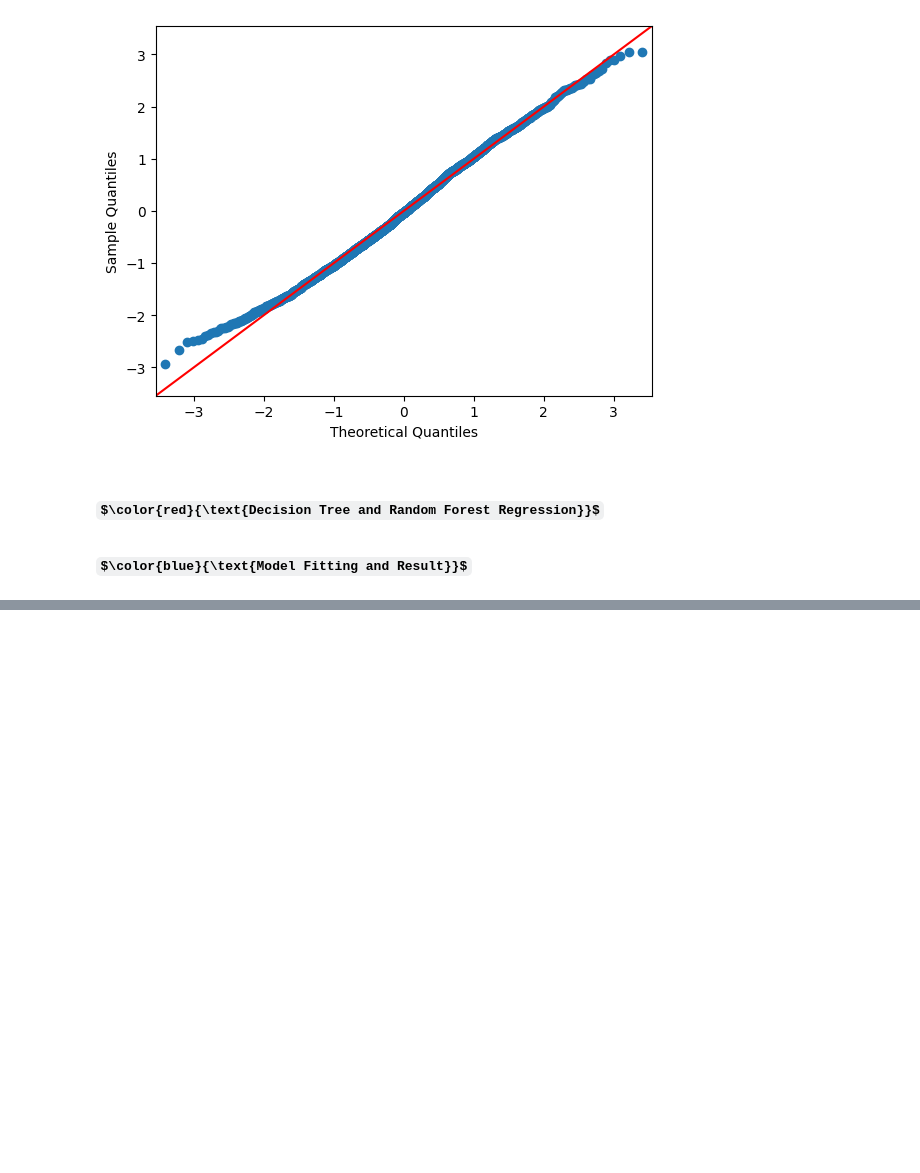
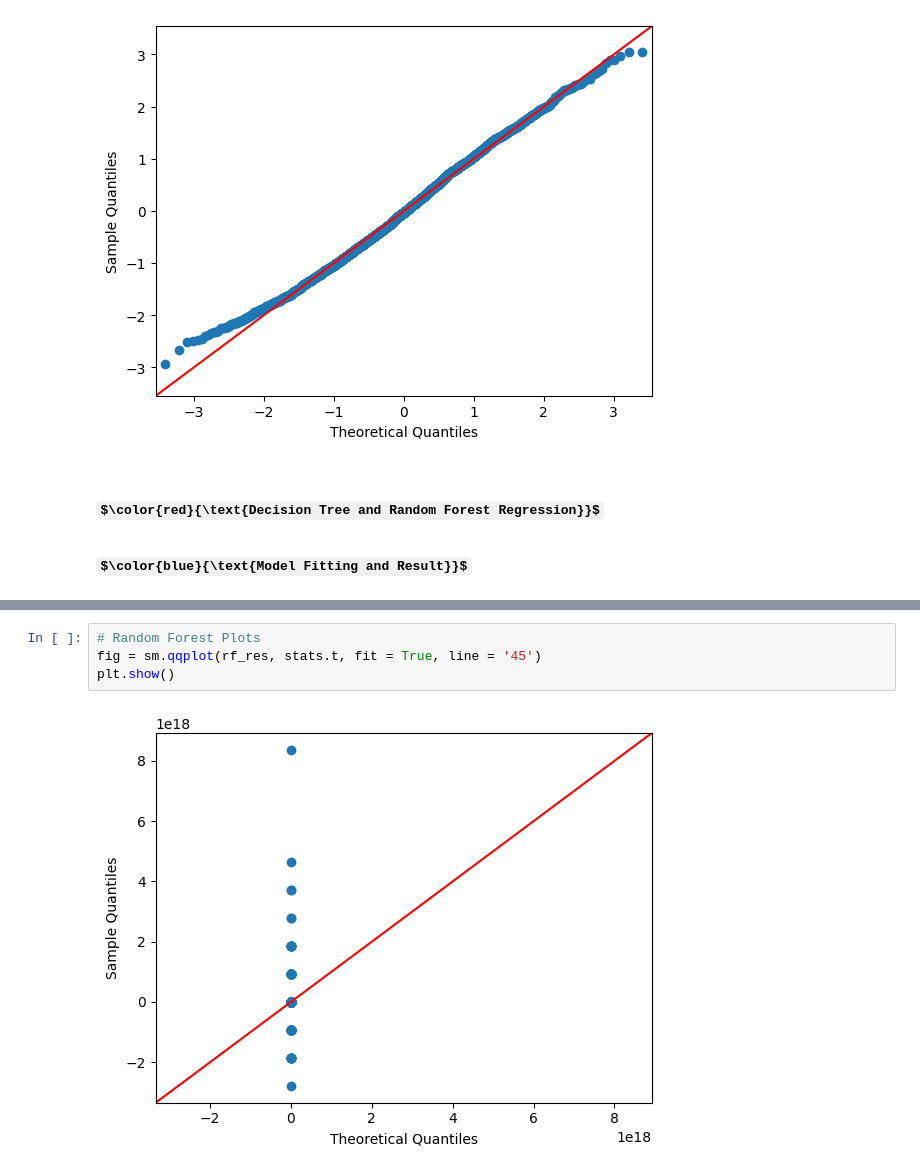
Before and after one commit to coreygoavec/Presentation-2, a Jupyter notebook: Presentation_2.ipynb, the cells around one changed output, grey strips where cells are left out. Cells and saved outputs as stored; diff of their text form; some formulas as TeX source; blank space fills up the shorter version.

```diff
--- a/Presentation_2.ipynb
+++ b/Presentation_2.ipynb
@@ -324,0 +384,6 @@ rf_model = RandomForestRegressor(random_state = 100).fit(trainX, trainY)
+# %%
+# Random Forest Plots
+fig = sm.qqplot(rf_res, stats.t, fit = True, line = '45')
+plt.show()
+# %% [output]
+[figure, added]
```
Also changed, not shown: parts of 17 cells of this notebook.
